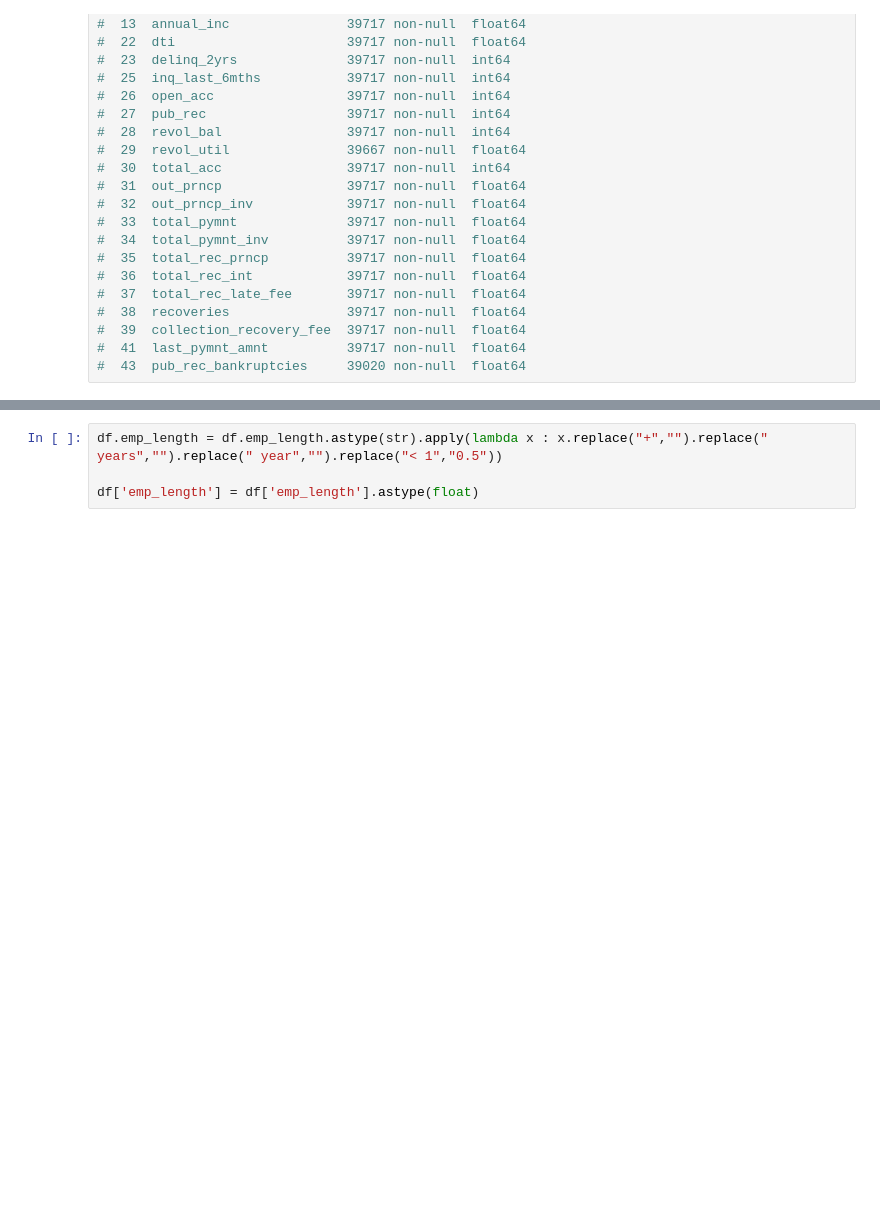
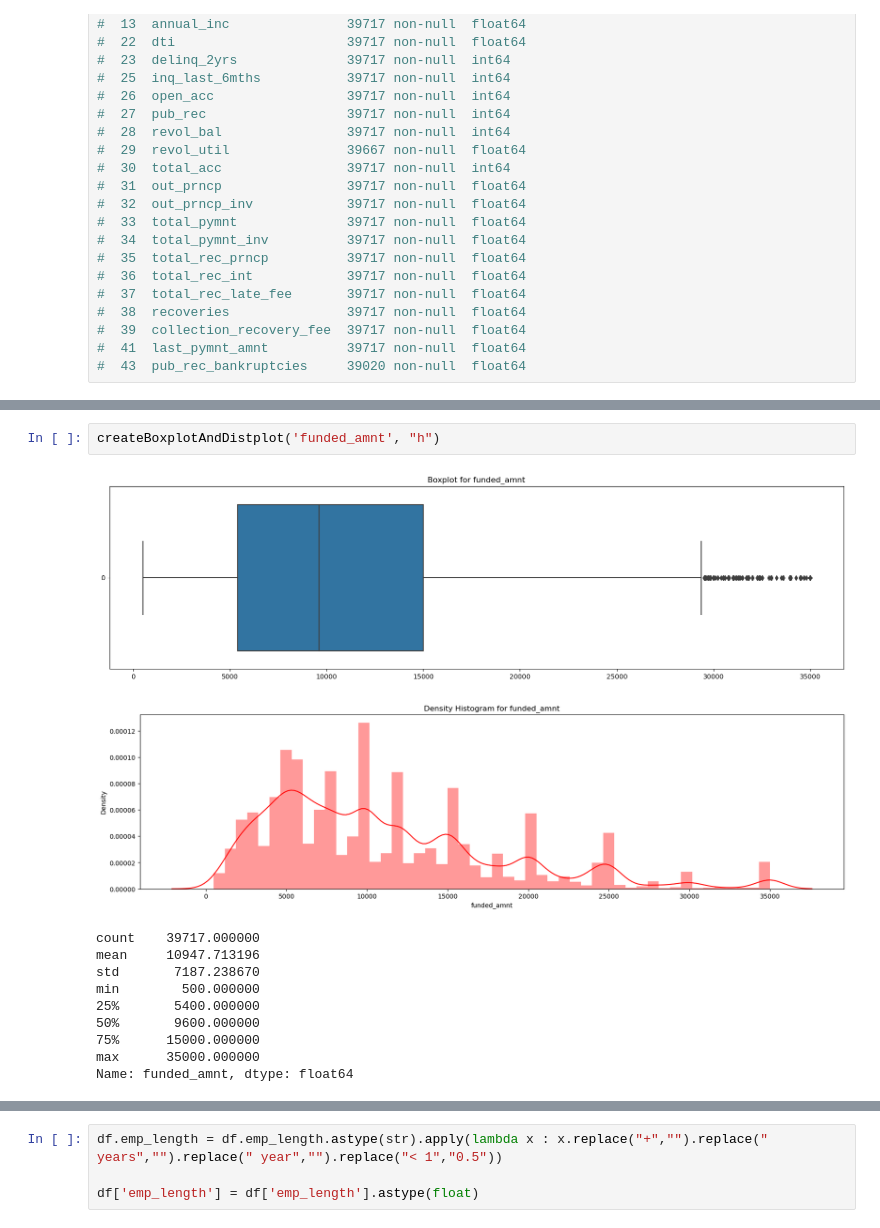
Before and after one commit to saurabhbhargava6/Lending-Case-Study, a Jupyter notebook: LendingClub_CaseStudy.ipynb, the cells around one changed output, grey strips where cells are left out. Drawn from its saved outputs; the diff is of its cells as text; blank space fills up the shorter version.

```diff
--- a/LendingClub_CaseStudy.ipynb
+++ b/LendingClub_CaseStudy.ipynb
@@ -824,0 +565,14 @@ Name: pub_rec_bankruptcies, dtype: float64
+# %%
+createBoxplotAndDistplot('funded_amnt', "h")
+# %% [output]
+[figure, added]
+[figure, added]
+count    39717.000000
+mean     10947.713196
+std       7187.238670
+min        500.000000
+25%       5400.000000
+50%       9600.000000
+75%      15000.000000
+max      35000.000000
+Name: funded_amnt, dtype: float64
```
Also changed, not shown: parts of 84 cells of this notebook.
